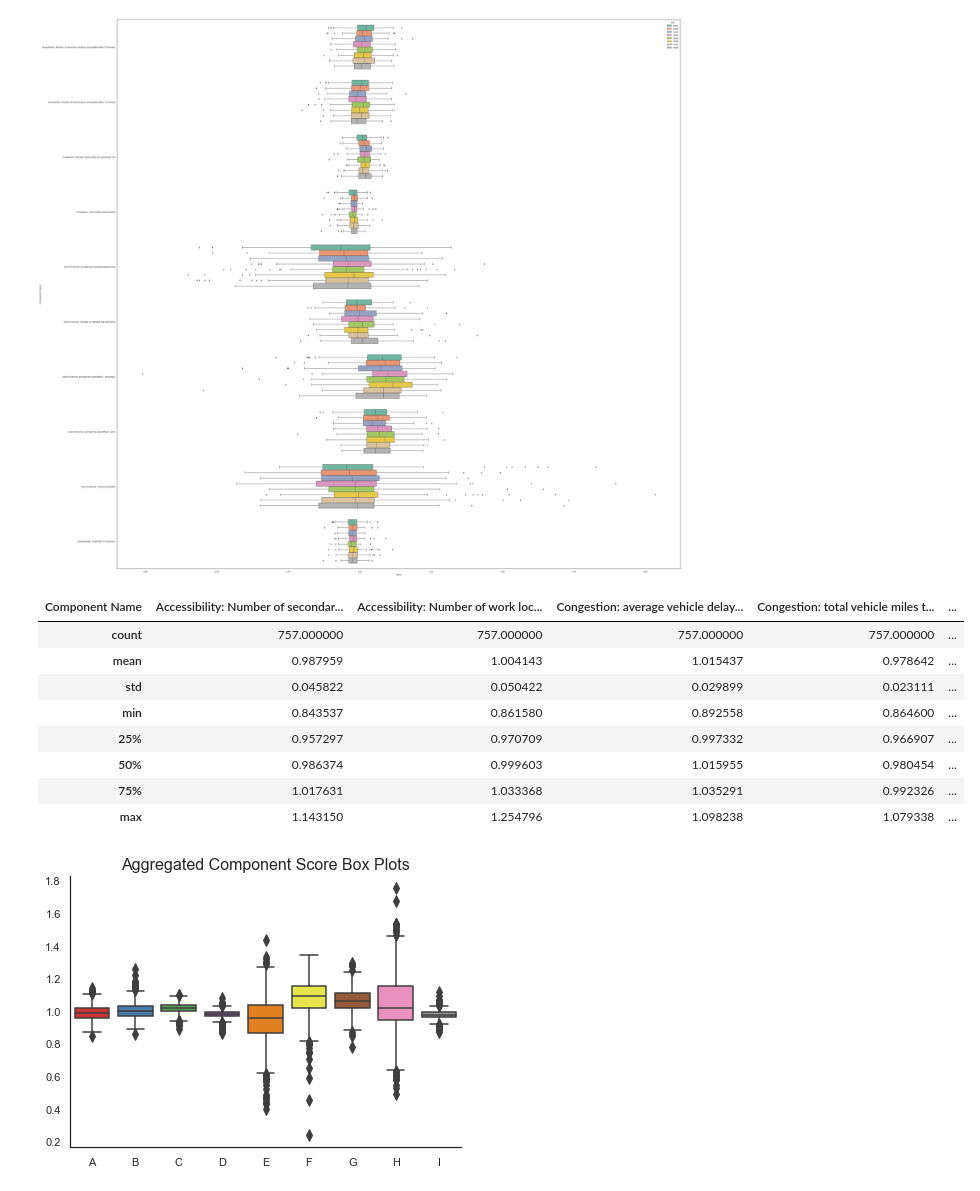
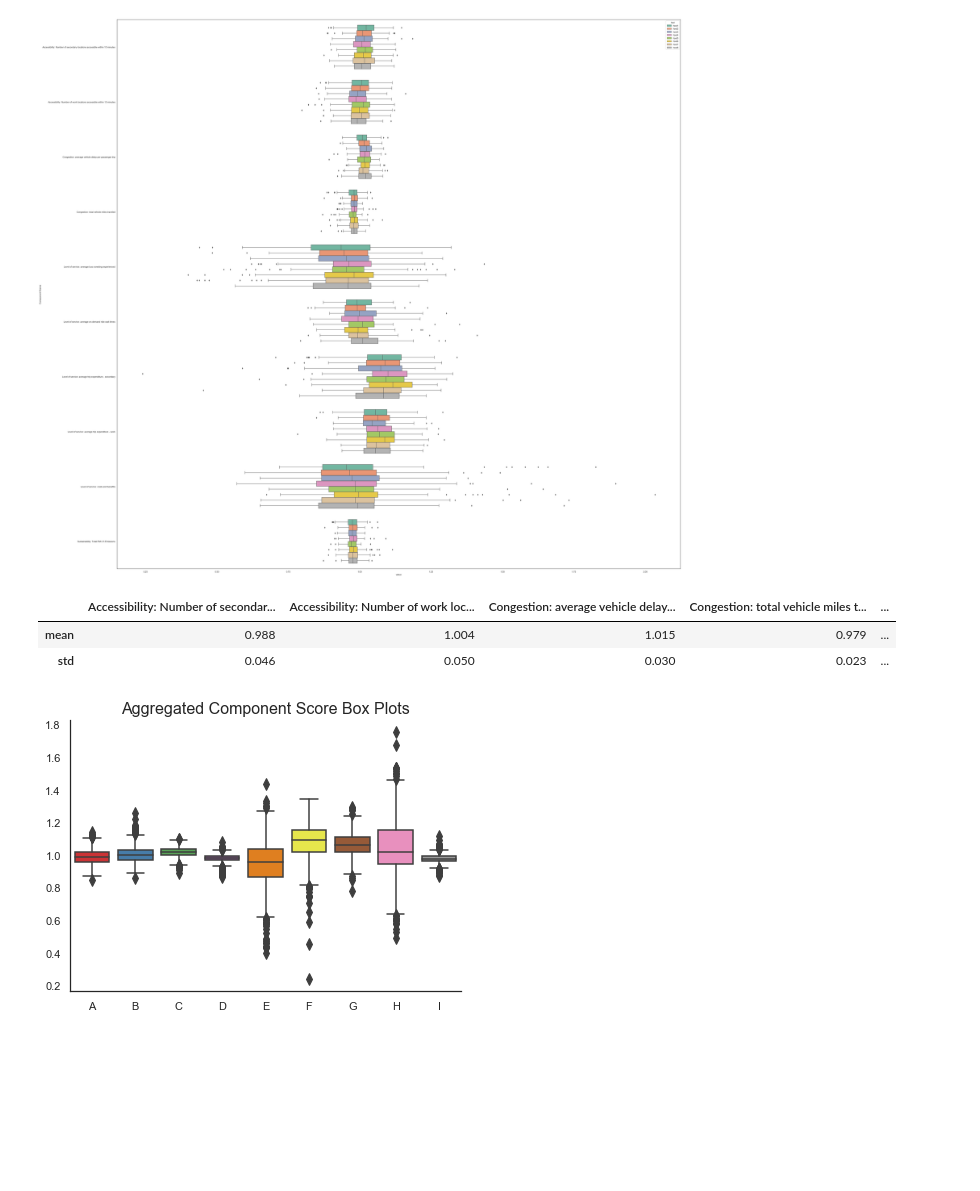
Before and after one commit to bistro-its-berkeley/BISTRO-Starter-Kit, a Jupyter notebook: utilities/RandomSearchResultsAnalysis.ipynb, the cells around one changed output. Cells and saved outputs as stored; diff of their text form; code cells hidden in the pictures; blank space fills up the shorter version.

```diff
--- a/utilities/RandomSearchResultsAnalysis.ipynb
+++ b/utilities/RandomSearchResultsAnalysis.ipynb
@@ -104,7 +94,7 @@ sns.set_context('notebook')
 # Parsing utilities
 def split_range(range_repr):
     """
-    Split's out a mathematial range representation into its component bounds.
+    Split's out a mathematical range representation into its component bounds.
 
     Exclusive ('(',')') bounds will have the left and/or right bounds properly
     augmented with +1 and -1, respectively. Inclusive bounds ('[',']') will remain
@@ -313,17 +303,13 @@ wide_scores = wide_scores.drop("Level of service: average on-demand ride wait ti
 # %%
 import pandas as pd, numpy as np
 # wide_scores = pd.read_csv("img/random/wide-scores_random.csv")
-wide_scores.describe()
+wide_score_summary=wide_scores.agg(['mean','std']).round(3)
+# wide_score_summary = wide_score_summary.T
+wide_score_summary.drop('submission_score',axis=1)
 # %% [output]
-| Component Name | Accessibility: Number of secondar... | Accessibility: Number of work loc... | Congestion: average vehicle delay... | Congestion: total vehicle miles t... | ... |
-| count | 757.000000 | 757.000000 | 757.000000 | 757.000000 | ... |
-| mean | 0.987959 | 1.004143 | 1.015437 | 0.978642 | ... |
-| std | 0.045822 | 0.050422 | 0.029899 | 0.023111 | ... |
-| min | 0.843537 | 0.861580 | 0.892558 | 0.864600 | ... |
-| 25% | 0.957297 | 0.970709 | 0.997332 | 0.966907 | ... |
-| 50% | 0.986374 | 0.999603 | 1.015955 | 0.980454 | ... |
-| 75% | 1.017631 | 1.033368 | 1.035291 | 0.992326 | ... |
-| max | 1.143150 | 1.254796 | 1.098238 | 1.079338 | ... |
+|  | Accessibility: Number of secondar... | Accessibility: Number of work loc... | Congestion: average vehicle delay... | Congestion: total vehicle miles t... | ... |
+| mean | 0.988 | 1.004 | 1.015 | 0.979 | ... |
+| std | 0.046 | 0.050 | 0.030 | 0.023 | ... |
 # %%
 sns.set_context('notebook')
 sns.set_palette('Set1')
```
Also changed, not shown: parts of 17 cells of this notebook, 2 other files.
